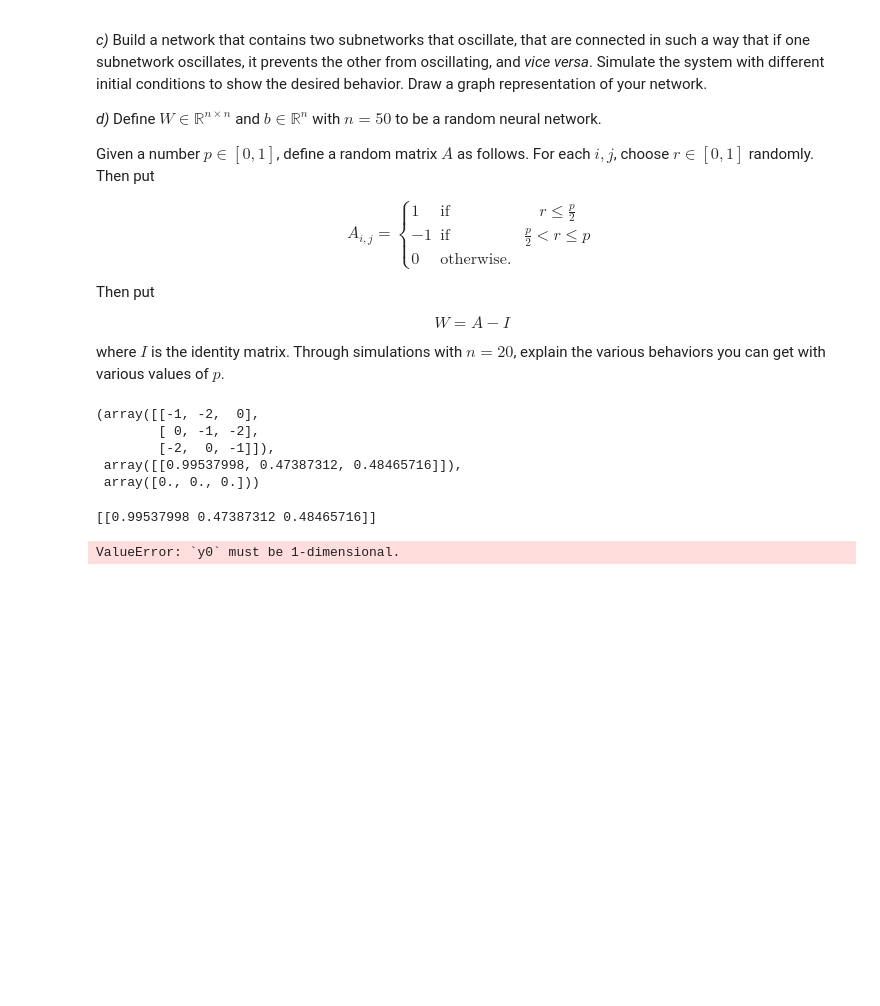
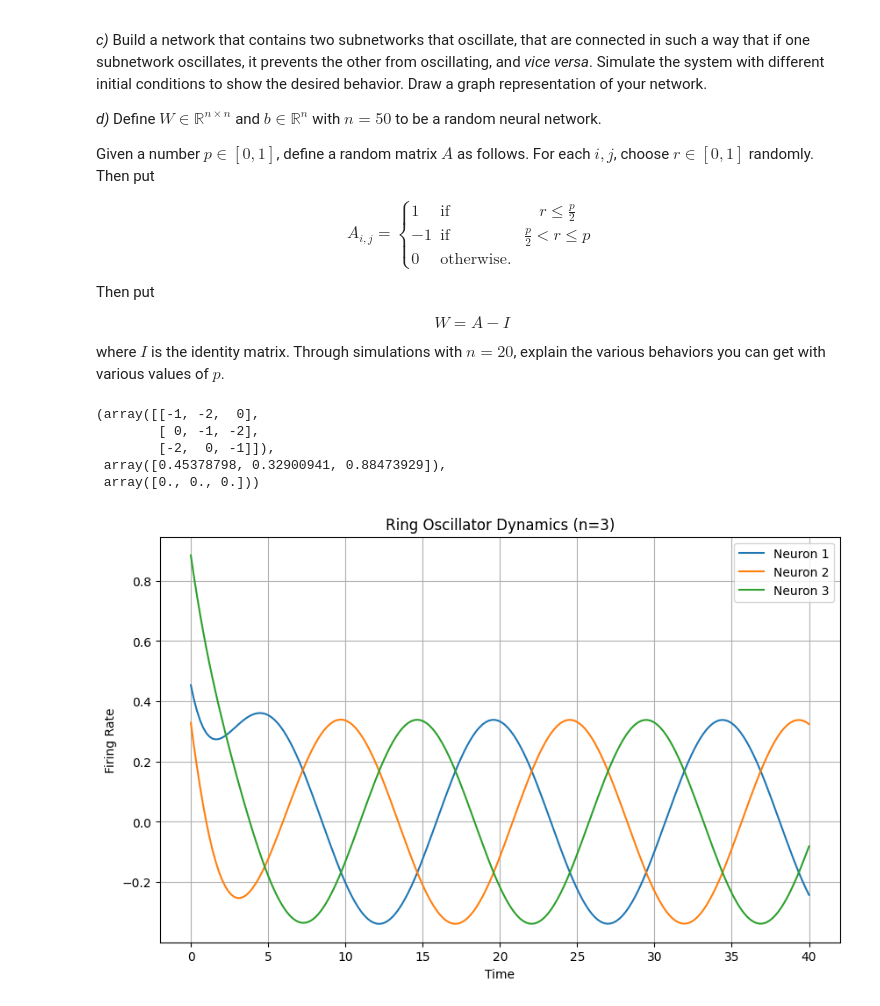
Before and after one commit to enriquea02/uw, a Jupyter notebook: eep502_analytical_methods_for_electrical_engineering/homework/final_diff_eqn_and_neural_networks_eantunano.ipynb, the cells around one changed output. Drawn from its saved outputs; the diff is of its cells as text; code cells hidden in the pictures; blank space fills up the shorter version.

Commit message:
eep502 final first graph complete

```diff
--- a/eep502_analytical_methods_for_electrical_engineering/homework/final_diff_eqn_and_neural_networks_eantunano.ipynb
+++ b/eep502_analytical_methods_for_electrical_engineering/homework/final_diff_eqn_and_neural_networks_eantunano.ipynb
@@ -93,7 +93,7 @@ where $I$ is the identity matrix. Through simulations with $n=20$, explain the v
 def nonlinearity_func(x):
     return ((1/(1+np.exp(-x))) - (1/2))
 # %%
-def neuron_firing_rate_func(weight_vector_i,neuron_firing_rate_vector_i,neuron_bias_i,t):
+def neuron_firing_rate_func(t,weight_vector_i,neuron_firing_rate_vector_i,neuron_bias_i):
     """Function is a realistic model of a neuron's firing rate in a biological system.
 
 
@@ -111,8 +111,6 @@ def neuron_firing_rate_func(weight_vector_i,neuron_firing_rate_vector_i,neuron_b
     | Exception                                     | Description                                | Resolution                                                                      |
     | -                                             | -                                          | -                                                                               |
     """
-    print(weight_vector_i,neuron_firing_rate_vector_i,neuron_bias_i)
-
     # Calculate the weighted sum of neuron firing rates into neuron $i$
     x = np.dot(weight_vector_i,neuron_firing_rate_vector_i) + neuron_bias_i
 
@@ -140,13 +138,12 @@ def ring_oscillator(weight_matrix_i,
 
     # Use scipy solve_ivp to solve ODE equations. Use default method: RK45
     xi_activation_rate =    spi.solve_ivp(
-                            lambda x,t : neuron_firing_rate_func(weight_matrix_i,x,neuron_bias_i,t),
+                            lambda t,x : neuron_firing_rate_func(t,weight_matrix_i,x,neuron_bias_i),
                             time_steps_i,
                             init_neuron_firing_rate_vector_i,
                             "RK45",
                             t_eval_i
                             )
-    print(init_neuron_firing_rate_vector_i)
     return xi_activation_rate.t,xi_activation_rate.y
 # %%
 # Setup initial conditions to model ring oscillator
@@ -161,13 +158,13 @@ W_ring_osc = (W_ring_osc*(-1))
 # Initializing activation bias
 b = np.zeros(3)
 # Setting timestep range for ODE func
-time_steps = [0,20]
+time_steps = [0,40]
 # Initializing neuron firing rates for all neurons in the neural network to a random real number between 0 Hz and 150 Hz. 150Hz appears to be a reasonable maximum for neural firing rates.
 # The animal is not specified, but assuming brain activity observations are on humans, based on the surronding article context.
 # Wikipedia. [Neural oscillation]. Wikipedia. [Online]. Available: https://en.wikipedia.org/wiki/Neural_oscillation (Accessed: Dec. 7, 2024).
-init_neuron_firing_rate_vector = np.array([random.uniform(0, 1) for i in range(3)]).reshape(1,3)
+init_neuron_firing_rate_vector = np.array([random.uniform(0, 1) for i in range(3)]).reshape(3,)
 # Setting up evaluation points for ODE func
-t_eval = np.linspace(0, 20, 200)
+t_eval = np.linspace(0, 40, 200)
 
 
 W_ring_osc, init_neuron_firing_rate_vector,b
@@ -175,14 +172,22 @@ W_ring_osc, init_neuron_firing_rate_vector,b
 (array([[-1, -2,  0],
         [ 0, -1, -2],
         [-2,  0, -1]]),
- array([[0.99537998, 0.47387312, 0.48465716]]),
+ array([0.45378798, 0.32900941, 0.88473929]),
  array([0., 0., 0.]))
-# %%
-print(init_neuron_firing_rate_vector)
-t,y = ring_oscillator(W_ring_osc,init_neuron_firing_rate_vector,time_steps,b,t_eval)
-# %% [output]
-[[0.99537998 0.47387312 0.48465716]]
-ValueError: `y0` must be 1-dimensional.
+# %%
+t,y = ring_oscillator(W_ring_osc,init_neuron_firing_rate_vector,time_steps,b,t_eval)
+# Plot the results
+plt.figure(figsize=(10, 6))
+for i in range(3):
+    plt.plot(t, y[i], label=f"Neuron {i+1}")
+plt.title("Ring Oscillator Dynamics (n=3)")
+plt.xlabel("Time")
+plt.ylabel("Firing Rate")
+plt.legend()
+plt.grid()
+plt.show()
+# %% [output]
+[figure, added]
 # %%
 # Define the nonlinearity g(x)
 def g(x):
```
Also changed, not shown: parts of 4 cells of this notebook.
